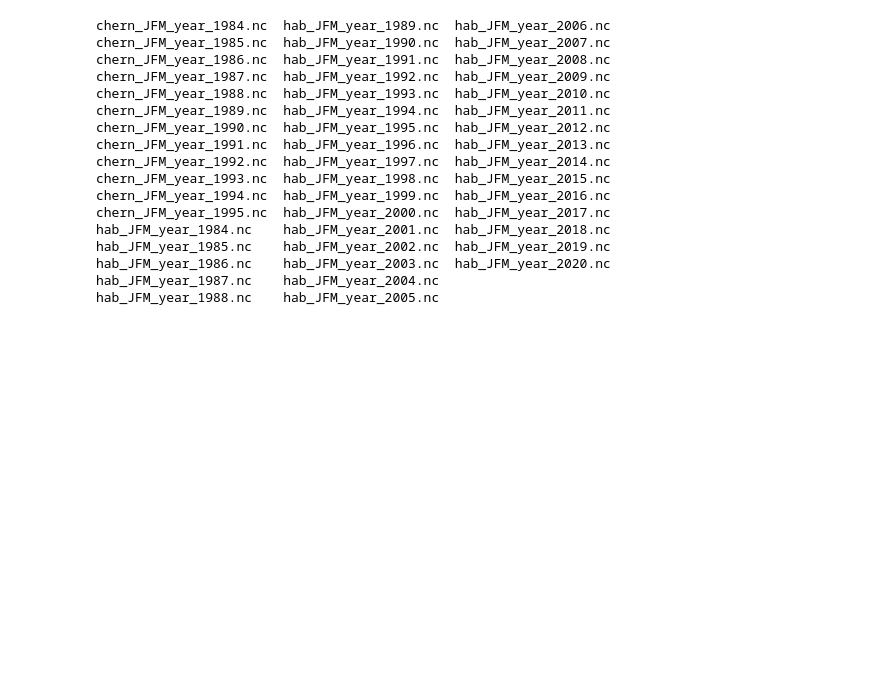
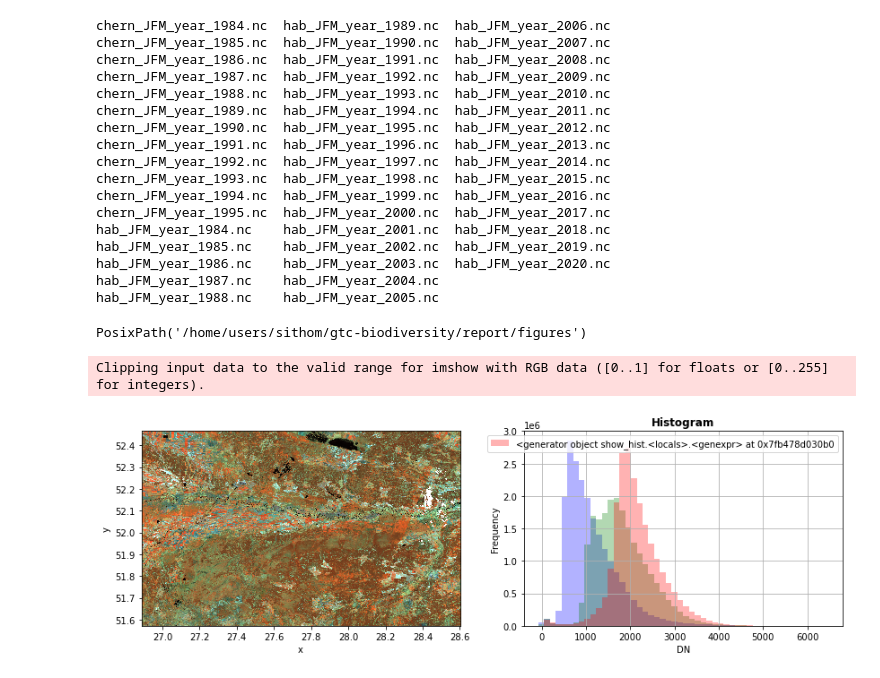
Before and after one commit to ai4er-cdt/geograph, a Jupyter notebook: notebooks/exploratory/sdat2-4-debug-np-load.ipynb, the cells around one changed output. Cells and saved outputs as stored; diff of their text form; code cells hidden in the pictures; blank space fills up the shorter version.

```diff
--- a/notebooks/exploratory/sdat2-4-debug-np-load.ipynb
+++ b/notebooks/exploratory/sdat2-4-debug-np-load.ipynb
@@ -677,3 +707,29 @@ hab_JFM_year_1987.nc    hab_JFM_year_2004.nc
 hab_JFM_year_1988.nc    hab_JFM_year_2005.nc
 # %%
 xr.open()
+# %%
+da = xr.open_rasterio("/gws/nopw/j04/ai4er/guided-team-challenge/2021/biodiversity/gee_satellite_data/2020/L8_hab_2020_AMJ_IR.tif")
+# %%
+import xarray as xr
+import rasterio
+import rasterio.plot
+import matplotlib.pyplot as plt
+
+
+def plot_band_and_hist(file_name, norm=4000.0, start=0, stop=3):
+    fig, (axrgb, axhist) = plt.subplots(1, 2, figsize=(14, 4))
+    image = rasterio.open(file_name)
+    image_data = image.read(1)
+    da = xr.open_rasterio(file_name)
+    (da / norm).isel(band=slice(start, stop)).plot.imshow(ax=axrgb)
+    # add colorbar using the now hidden image
+    rasterio.plot.show_hist(
+        image,
+        bins=50,
+        histtype="stepfilled",
+        lw=0.0,
+        stacked=False,
+        alpha=0.3,
+        ax=axhist,
+    )
+    # plt.show()
@@ -679,0 +738,11 @@ xr.open()
+# %%
+FIGURE_PATH
+# %% [output]
+PosixPath('/home/users/sithom/gtc-biodiversity/report/figures')
+# %%
+file = "/gws/nopw/j04/ai4er/guided-team-challenge/2021/biodiversity/gee_satellite_data/2020/L8_hab_2020_AMJ_IR.tif"
+plot_band_and_hist(file)
+plt.savefig(FIGURE_PATH / "appendix_chern_map_hist_ir.png", dpi=600)
+# %% [output]
+Clipping input data to the valid range for imshow with RGB data ([0..1] for floats or [0..255] for integers).
+[figure, added]
```
Also changed, not shown: parts of 75 cells of this notebook, 5 other files.
